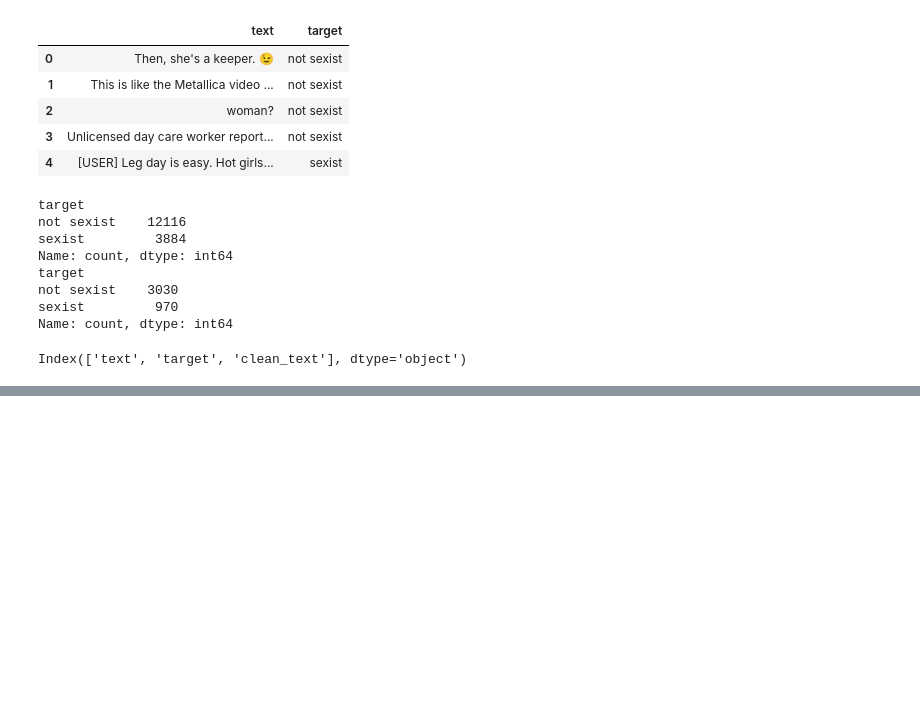
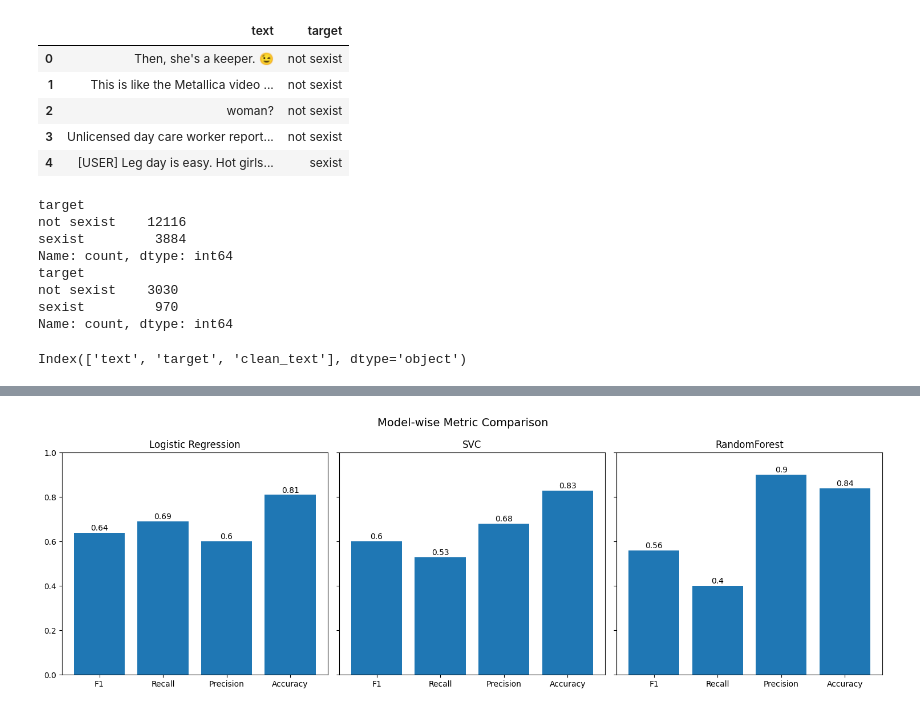
Before and after one commit to nayakayogesh/Twitter-Text-Classification, a Jupyter notebook: textClassification.ipynb, the cells around one changed output, grey strips where cells are left out. Drawn from its saved outputs; the diff is of its cells as text; code cells hidden in the pictures; blank space fills up the shorter version.

```diff
--- a/textClassification.ipynb
+++ b/textClassification.ipynb
@@ -266,0 +315,4 @@ weighted avg       0.84      0.85      0.84      4000
+# %%
+for i in y_preds:
+    print(i)
+    print(classification_report(y_test, y_preds[i]))
@@ -267,26 +337,28 @@ weighted avg       0.84      0.85      0.84      4000
 # %%
-# metrics = ["F1", "Recall", "Precision", "Accuracy"]
-# f1_scores = [round(f1_score(y_true=y_test, y_pred=logReg_pred), 2), round(f1_score(y_true=y_test, y_pred=svc_pred), 2), round(f1_score(y_true=y_test, y_pred=rfc_pred), 2)]
-# recall_scores = [round(recall_score(y_true=y_test, y_pred=logReg_pred), 2), round(recall_score(y_true=y_test, y_pred=svc_pred), 2), round(recall_score(y_true=y_test, y_pred=rfc_pred), 2)]
-# precision_scores = [round(precision_score(y_true=y_test, y_pred=logReg_pred), 2), round(precision_score(y_true=y_test, y_pred=svc_pred), 2), round(precision_score(y_true=y_test, y_pred=rfc_pred), 2)]
-# accuracy_scores = [round(accuracy_score(y_true=y_test, y_pred=logReg_pred), 2), round(accuracy_score(y_true=y_test, y_pred=svc_pred), 2), round(accuracy_score(y_true=y_test, y_pred=rfc_pred), 2)]
+metrics = ["F1", "Recall", "Precision", "Accuracy"]
+f1_scores = [round(f1_score(y_true=y_test, y_pred=log_y_pred), 2), round(f1_score(y_true=y_test, y_pred=svc_y_pred), 2), round(f1_score(y_true=y_test, y_pred=rfc_y_pred), 2)]
+recall_scores = [round(recall_score(y_true=y_test, y_pred=log_y_pred), 2), round(recall_score(y_true=y_test, y_pred=svc_y_pred), 2), round(recall_score(y_true=y_test, y_pred=rfc_y_pred), 2)]
+precision_scores = [round(precision_score(y_true=y_test, y_pred=log_y_pred), 2), round(precision_score(y_true=y_test, y_pred=svc_y_pred), 2), round(precision_score(y_true=y_test, y_pred=rfc_y_pred), 2)]
+accuracy_scores = [round(accuracy_score(y_true=y_test, y_pred=log_y_pred), 2), round(accuracy_score(y_true=y_test, y_pred=svc_y_pred), 2), round(accuracy_score(y_true=y_test, y_pred=rfc_y_pred), 2)]
 
-# scores = {
-#     "Logistic Regression": [f1_scores[0], recall_scores[0], precision_scores[0], accuracy_scores[0]],
-#     "SVC": [f1_scores[1], recall_scores[1], precision_scores[1], accuracy_scores[1]],
-#     "RandomForest": [f1_scores[2], recall_scores[2], precision_scores[2], accuracy_scores[2]]
-# }
+scores = {
+    "Logistic Regression": [f1_scores[0], recall_scores[0], precision_scores[0], accuracy_scores[0]],
+    "SVC": [f1_scores[1], recall_scores[1], precision_scores[1], accuracy_scores[1]],
+    "RandomForest": [f1_scores[2], recall_scores[2], precision_scores[2], accuracy_scores[2]]
+}
 # %%
-# fig, axs = plt.subplots(1, 3, figsize=(15, 5), sharey=True)
+fig, axs = plt.subplots(1, 3, figsize=(15, 5), sharey=True)
 
-# for ax, (model, vals) in zip(axs, scores.items()):
-#     ax.bar(metrics, vals)
-#     ax.set_title(model)
-#     ax.set_ylim(0, 1)
+for ax, (model, vals) in zip(axs, scores.items()):
+    ax.bar(metrics, vals)
+    ax.set_title(model)
+    ax.set_ylim(0, 1)
 
-#     for i, v in enumerate(vals):
-#         ax.text(i, v + 0.01, round(v, 2), ha="center")
+    for i, v in enumerate(vals):
+        ax.text(i, v + 0.01, round(v, 2), ha="center")
 
-# fig.suptitle("Model-wise Metric Comparison", fontsize=14)
-# plt.tight_layout()
-# plt.show()
+fig.suptitle("Model-wise Metric Comparison", fontsize=14)
+plt.tight_layout()
+plt.show()
+# %% [output]
+[figure, added]
```
Also changed, not shown: parts of 39 cells of this notebook.
